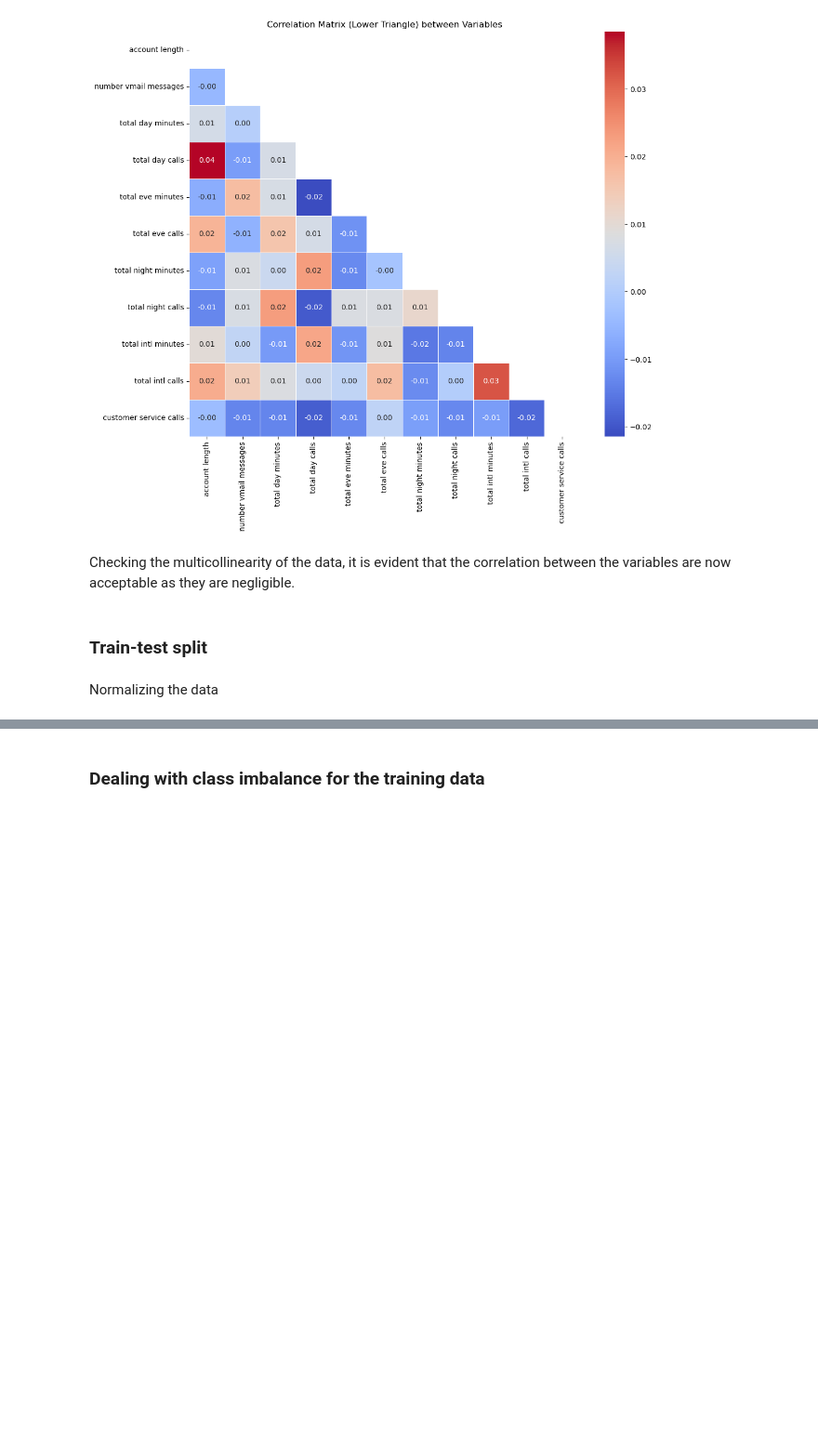
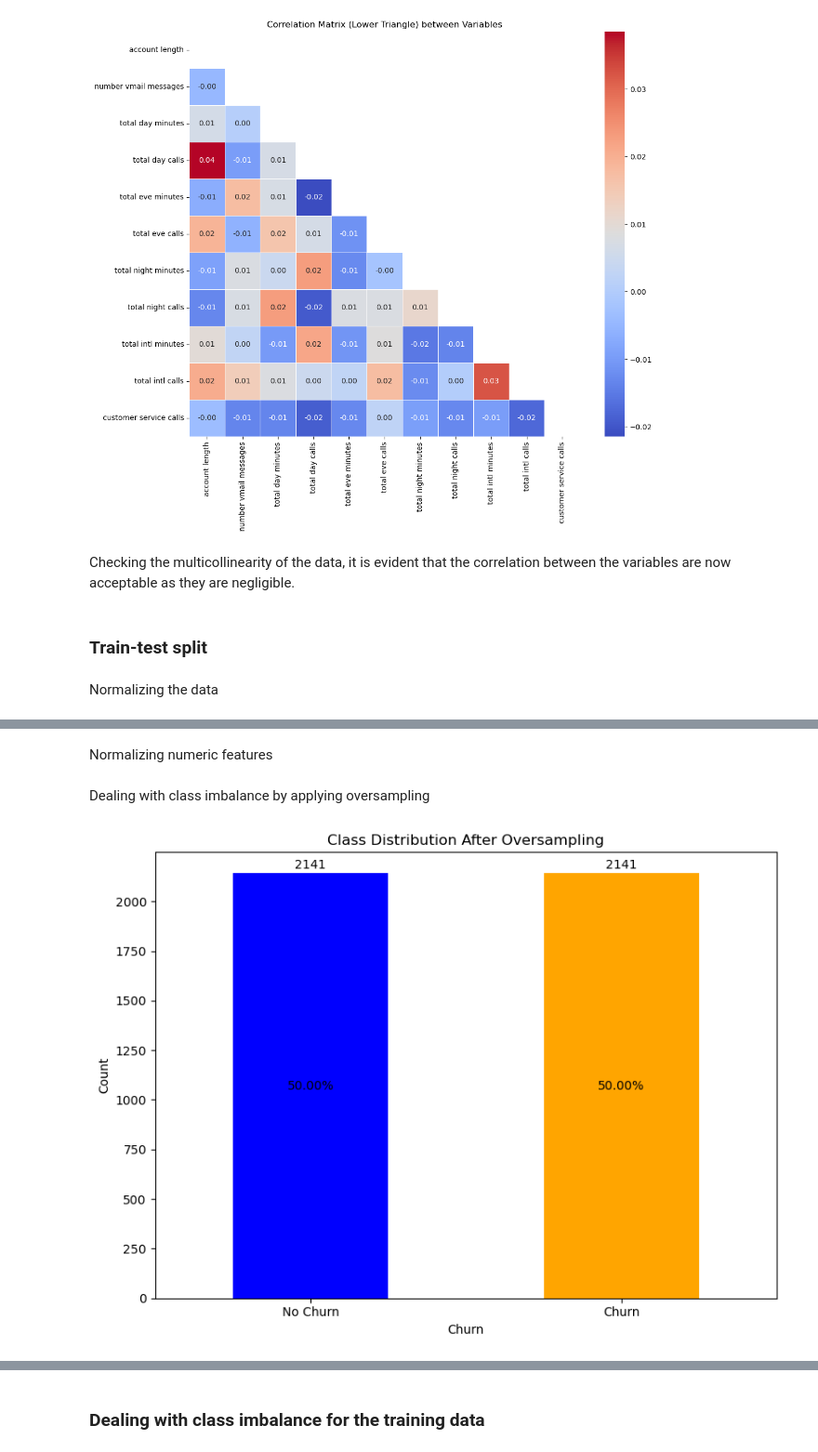
Before and after one commit to VincentKiplangat/Predicting-customer-churn-for-SyrialTel, a Jupyter notebook: SyrialTel.ipynb, the cells around one changed output, grey strips where cells are left out. Shown at 93% size. Saved outputs shown, nothing was run; the diff lists cells and outputs as text; code cells hidden in the pictures; blank space fills up the shorter version.

```diff
--- a/SyrialTel.ipynb
+++ b/SyrialTel.ipynb
@@ -295,0 +378,2 @@ memory usage: 312.4+ KB
+# %% [markdown]
+Normalizing numeric features
@@ -295,0 +398,44 @@ memory usage: 312.4+ KB
+# %% [markdown]
+Dealing with class imbalance by applying oversampling
+# %%
+# Combine X_train_processed and y_train into a single DataFrame
+train_data = pd.concat([X_train_processed, y_train], axis=1)
+
+# Separate majority and minority classes
+majority_class = train_data[train_data['churn'] == 0]
+minority_class = train_data[train_data['churn'] == 1]
+
+# Upsample minority class to match the number of samples in the majority class
+minority_upsampled = resample(minority_class,
+                              replace=True,     # Sample with replacement
+                              n_samples=len(majority_class),    # To match majority class
+                              random_state=0)  # For reproducible results
+
+# Combine majority class with upsampled minority class
+upsampled_data = pd.concat([majority_class, minority_upsampled])
+
+# Separate features (X) and target (y) from upsampled data
+X_train_processed_upsampled = upsampled_data.drop('churn', axis=1)
+y_train_upsampled = upsampled_data['churn']
+# %%
+# Calculate class distribution after oversampling
+after_counts = upsampled_data['churn'].value_counts()
+after_total = after_counts.sum()
+
+# Plot class distribution after oversampling
+plt.figure(figsize=(8, 6))
+bars = after_counts.plot(kind='bar', color=['blue', 'orange'])
+for bar in bars.patches:
+    x = bar.get_x() + bar.get_width() / 2
+    y = bar.get_height()
+    percentage = f"{y / after_total * 100:.2f}%"
+    plt.text(x, y/2, percentage, ha='center', va='center')
+    plt.text(x, y + 10, str(int(y)), ha='center', va='bottom')  # Add count on top of the bar
+plt.title('Class Distribution After Oversampling')
+plt.xlabel('Churn')
+plt.ylabel('Count')
+plt.xticks([0, 1], ['No Churn', 'Churn'], rotation=0)
+plt.tight_layout()
+plt.show()
+# %% [output]
+[figure, added]
```
Also changed, not shown: parts of 74 cells of this notebook, 1 other file.
